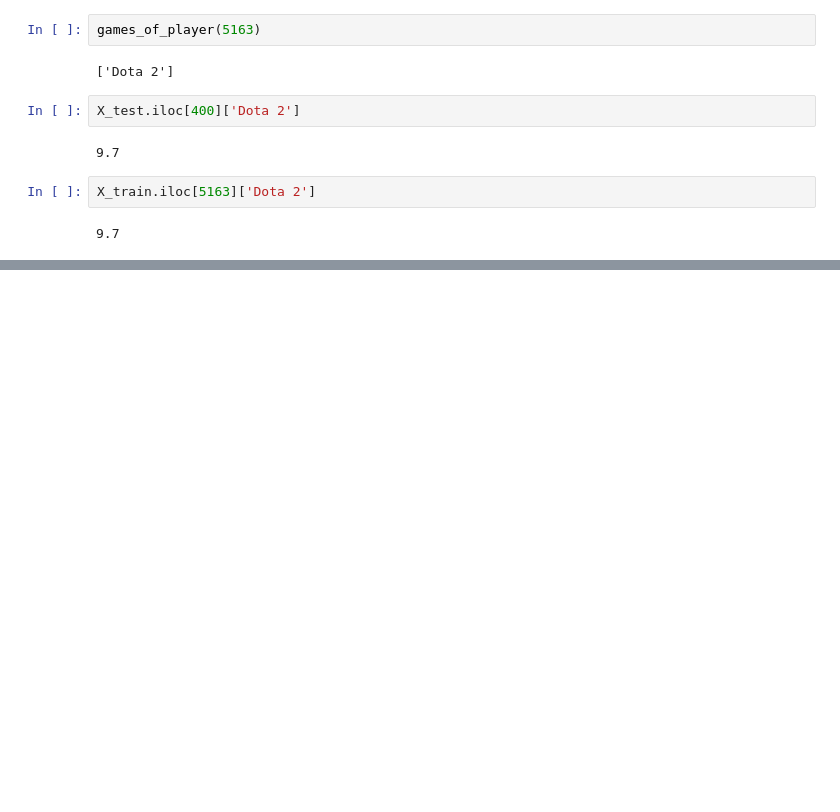
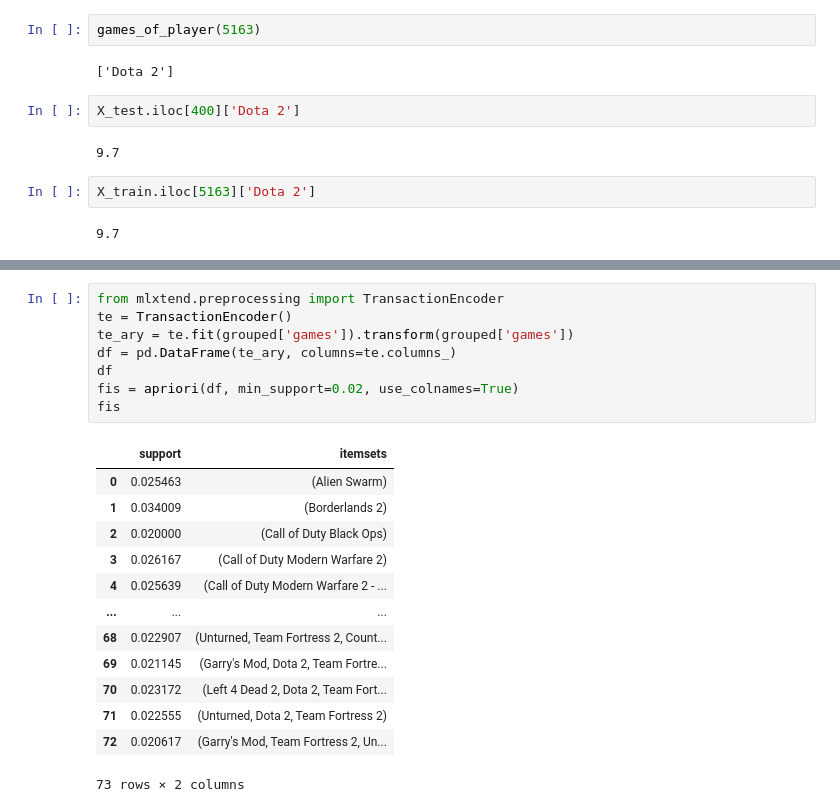
Before and after one commit to Vbardusco/sd201-steam-recommendations, a Jupyter notebook: project_steam.ipynb, the cells around one changed output, grey strips where cells are left out. Cells and saved outputs as stored; diff of their text form; blank space fills up the shorter version.

```diff
--- a/project_steam.ipynb
+++ b/project_steam.ipynb
@@ -417,0 +453,22 @@ X_train.iloc[5163]['Dota 2']
+# %%
+from mlxtend.preprocessing import TransactionEncoder
+te = TransactionEncoder()
+te_ary = te.fit(grouped['games']).transform(grouped['games'])
+df = pd.DataFrame(te_ary, columns=te.columns_)
+df
+fis = apriori(df, min_support=0.02, use_colnames=True)
+fis
+# %% [output]
+|  | support | itemsets |
+| 0 | 0.025463 | (Alien Swarm) |
+| 1 | 0.034009 | (Borderlands 2) |
+| 2 | 0.020000 | (Call of Duty Black Ops) |
+| 3 | 0.026167 | (Call of Duty Modern Warfare 2) |
+| 4 | 0.025639 | (Call of Duty Modern Warfare 2 - ... |
+| ... | ... | ... |
+| 68 | 0.022907 | (Unturned, Team Fortress 2, Count... |
+| 69 | 0.021145 | (Garry's Mod, Dota 2, Team Fortre... |
+| 70 | 0.023172 | (Left 4 Dead 2, Dota 2, Team Fort... |
+| 71 | 0.022555 | (Unturned, Dota 2, Team Fortress 2) |
+| 72 | 0.020617 | (Garry's Mod, Team Fortress 2, Un... |
+73 rows × 2 columns
```
Also changed, not shown: parts of 9 cells of this notebook.
